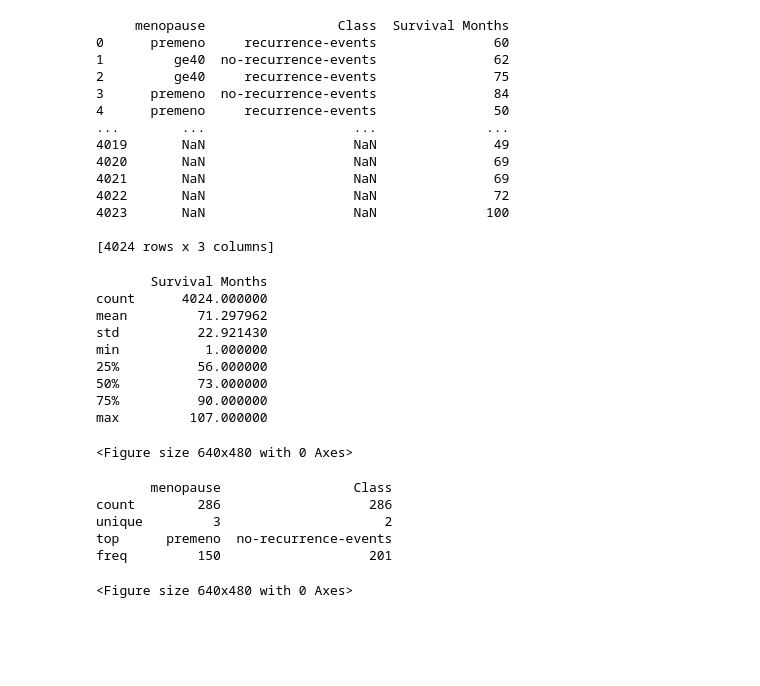
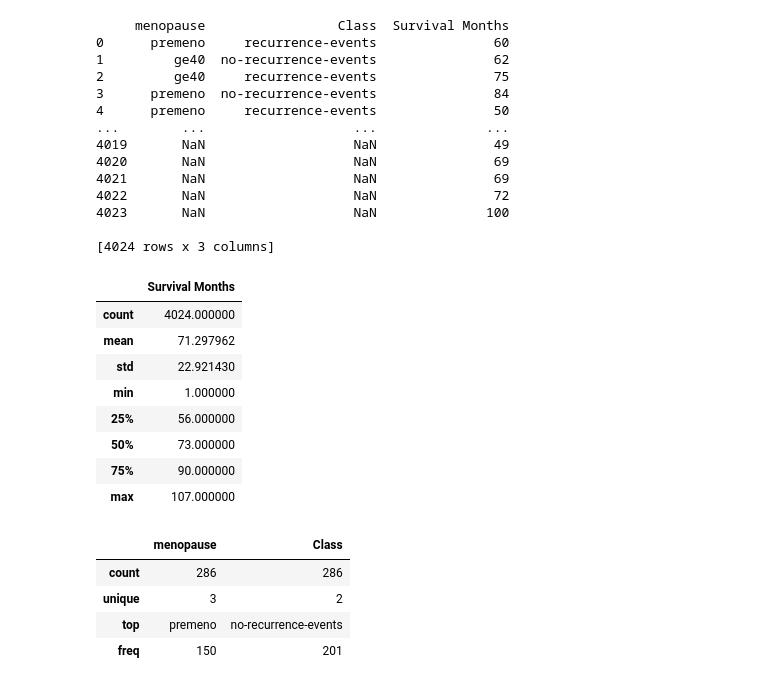
Before and after one commit to molleighH/Project-BreastCancer, a Jupyter notebook: trivariate.ipynb, the cells around one changed output. Saved outputs shown, nothing was run; the diff lists cells and outputs as text; code cells hidden in the pictures; blank space fills up the shorter version.

```diff
--- a/trivariate.ipynb
+++ b/trivariate.ipynb
@@ -95,34 +95,26 @@ print(trivariate_df)
 #print(trivariate_df)
 # %%
 #Display & check our integer column = Survival Months
-print(trivariate_df.describe(include=[np.number]))
-
-# Save the figure
-plt.savefig("output_data/trivariate_describe_Survival_Months.png")
+trivariate_df.describe(include=[np.number])
 # %% [output]
-       Survival Months
-count      4024.000000
-mean         71.297962
-std          22.921430
-min           1.000000
-25%          56.000000
-50%          73.000000
-75%          90.000000
-max         107.000000
-<Figure size 640x480 with 0 Axes>
+|  | Survival Months |
+| count | 4024.000000 |
+| mean | 71.297962 |
+| std | 22.921430 |
+| min | 1.000000 |
+| 25% | 56.000000 |
+| 50% | 73.000000 |
+| 75% | 90.000000 |
+| max | 107.000000 |
 # %%
 #Display &check our float columns = menopause &&& Class
-print(trivariate_df.describe(include=[object]))
-
-# Save the figure
-plt.savefig("output_data/trivariate_describe_menopause_Class.png")
+trivariate_df.describe(include=[object])
 # %% [output]
-       menopause                 Class
-count        286                   286
-unique         3                     2
-top      premeno  no-recurrence-events
-freq         150                   201
-<Figure size 640x480 with 0 Axes>
+|  | menopause | Class |
+| count | 286 | 286 |
+| unique | 3 | 2 |
+| top | premeno | no-recurrence-events |
+| freq | 150 | 201 |
 # %%
 #organize
 x = trivariate_df["Survival Months"]
```
Also changed, not shown: parts of 1 cell of this notebook, 1 other file.
